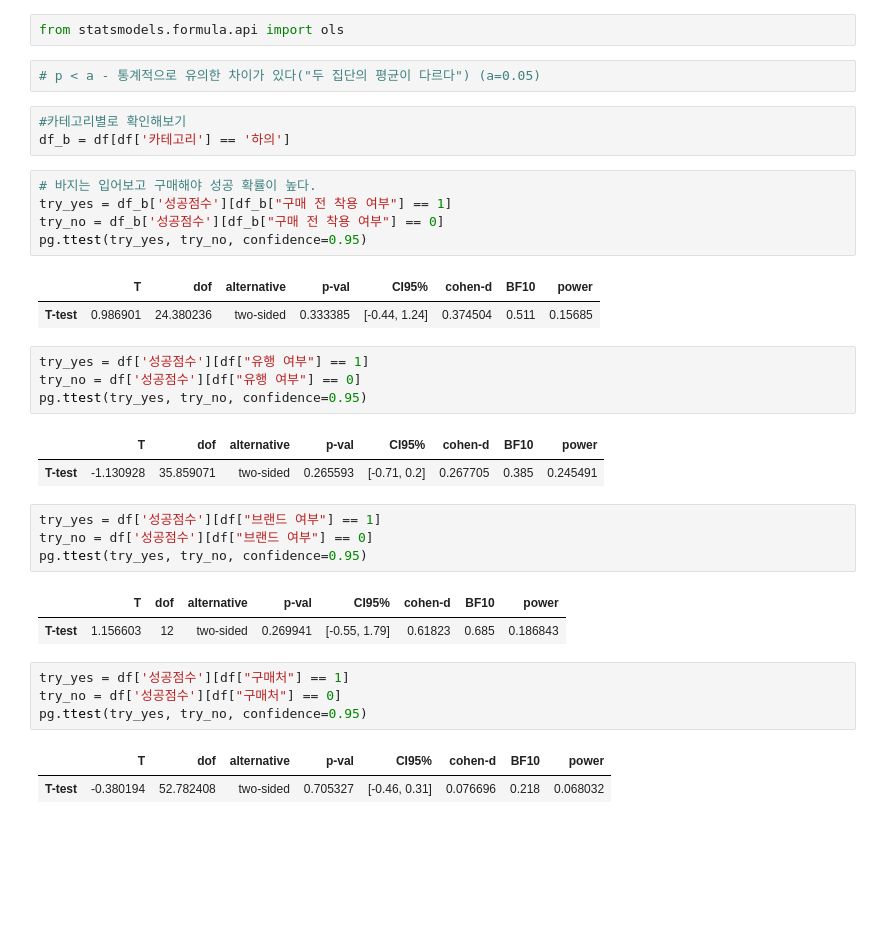
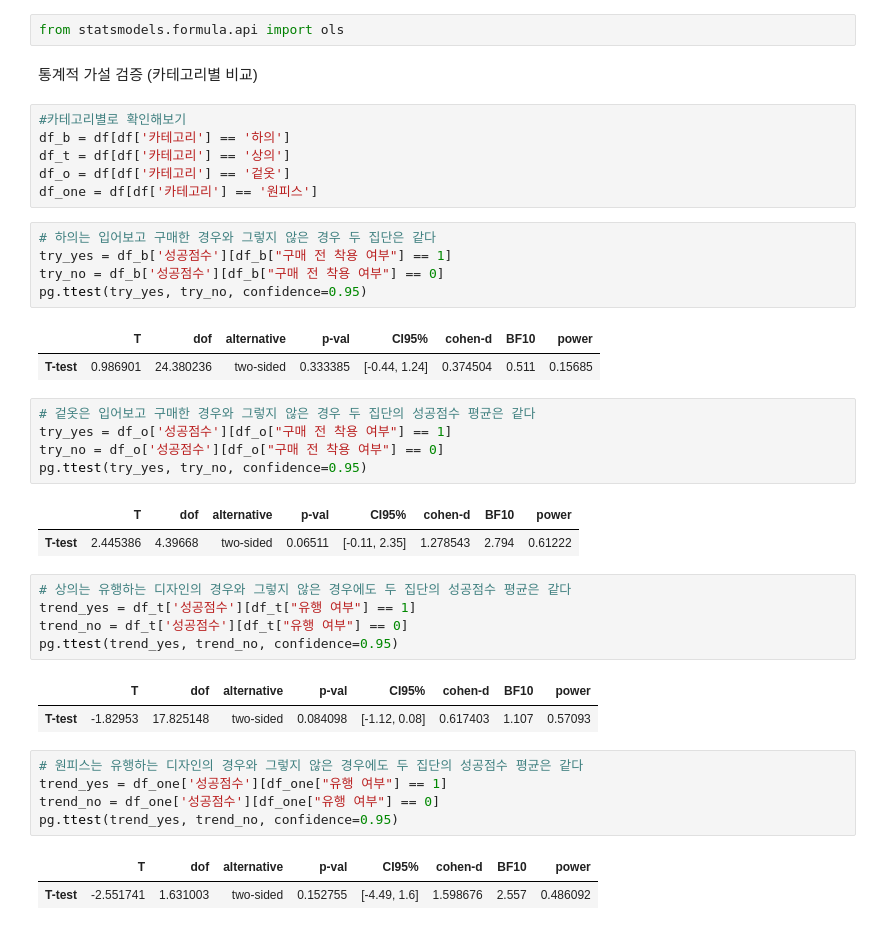
Before and after one commit to lyndis20/my_closet, a Jupyter notebook: 02_Ttest/통계적가설검정.ipynb, the cells around one changed output. Cells and saved outputs as stored; diff of their text form; blank space fills up the shorter version.

```diff
--- a/02_Ttest/통계분석_ttest.ipynb
+++ b/02_Ttest/통계적가설검정.ipynb
@@ -96,13 +99,16 @@ pg.corr(df['가격'], df['성공점수']) #표본상관계수 r값
 | pearson | 150 | -0.002021 | [-0.16, 0.16] | 0.980416 | 0.102 | 0.049963 |
 # %%
 from statsmodels.formula.api import ols
-# %%
-# p < a - 통계적으로 유의한 차이가 있다("두 집단의 평균이 다르다") (a=0.05)
+# %% [markdown]
+통계적 가설 검증 (카테고리별 비교)
 # %%
 #카테고리별로 확인해보기
 df_b = df[df['카테고리'] == '하의']
+df_t = df[df['카테고리'] == '상의']
+df_o = df[df['카테고리'] == '겉옷']
+df_one = df[df['카테고리'] == '원피스']
 # %%
-# 바지는 입어보고 구매해야 성공 확률이 높다.
+# 하의는 입어보고 구매한 경우와 그렇지 않은 경우 두 집단은 같다
 try_yes = df_b['성공점수'][df_b["구매 전 착용 여부"] == 1]
 try_no = df_b['성공점수'][df_b["구매 전 착용 여부"] == 0]
 pg.ttest(try_yes, try_no, confidence=0.95)
@@ -110,23 +116,26 @@ pg.ttest(try_yes, try_no, confidence=0.95)
 |  | T | dof | alternative | p-val | CI95% | cohen-d | BF10 | power |
 | T-test | 0.986901 | 24.380236 | two-sided | 0.333385 | [-0.44, 1.24] | 0.374504 | 0.511 | 0.15685 |
 # %%
-try_yes = df['성공점수'][df["유행 여부"] == 1]
-try_no = df['성공점수'][df["유행 여부"] == 0]
+# 겉옷은 입어보고 구매한 경우와 그렇지 않은 경우 두 집단의 성공점수 평균은 같다
+try_yes = df_o['성공점수'][df_o["구매 전 착용 여부"] == 1]
+try_no = df_o['성공점수'][df_o["구매 전 착용 여부"] == 0]
 pg.ttest(try_yes, try_no, confidence=0.95)
 # %% [output]
 |  | T | dof | alternative | p-val | CI95% | cohen-d | BF10 | power |
-| T-test | -1.130928 | 35.859071 | two-sided | 0.265593 | [-0.71, 0.2] | 0.267705 | 0.385 | 0.245491 |
+| T-test | 2.445386 | 4.39668 | two-sided | 0.06511 | [-0.11, 2.35] | 1.278543 | 2.794 | 0.61222 |
 # %%
-try_yes = df['성공점수'][df["브랜드 여부"] == 1]
-try_no = df['성공점수'][df["브랜드 여부"] == 0]
-pg.ttest(try_yes, try_no, confidence=0.95)
+# 상의는 유행하는 디자인의 경우와 그렇지 않은 경우에도 두 집단의 성공점수 평균은 같다
+trend_yes = df_t['성공점수'][df_t["유행 여부"] == 1]
+trend_no = df_t['성공점수'][df_t["유행 여부"] == 0]
+pg.ttest(trend_yes, trend_no, confidence=0.95)
 # %% [output]
 |  | T | dof | alternative | p-val | CI95% | cohen-d | BF10 | power |
-| T-test | 1.156603 | 12 | two-sided | 0.269941 | [-0.55, 1.79] | 0.61823 | 0.685 | 0.186843 |
+| T-test | -1.82953 | 17.825148 | two-sided | 0.084098 | [-1.12, 0.08] | 0.617403 | 1.107 | 0.57093 |
 # %%
-try_yes = df['성공점수'][df["구매처"] == 1]
-try_no = df['성공점수'][df["구매처"] == 0]
-pg.ttest(try_yes, try_no, confidence=0.95)
+# 원피스는 유행하는 디자인의 경우와 그렇지 않은 경우에도 두 집단의 성공점수 평균은 같다
+trend_yes = df_one['성공점수'][df_one["유행 여부"] == 1]
+trend_no = df_one['성공점수'][df_one["유행 여부"] == 0]
+pg.ttest(trend_yes, trend_no, confidence=0.95)
 # %% [output]
 |  | T | dof | alternative | p-val | CI95% | cohen-d | BF10 | power |
-| T-test | -0.380194 | 52.782408 | two-sided | 0.705327 | [-0.46, 0.31] | 0.076696 | 0.218 | 0.068032 |
+| T-test | -2.551741 | 1.631003 | two-sided | 0.152755 | [-4.49, 1.6] | 1.598676 | 2.557 | 0.486092 |
```
Also changed, not shown: parts of 8 cells of this notebook, 1 other file.
